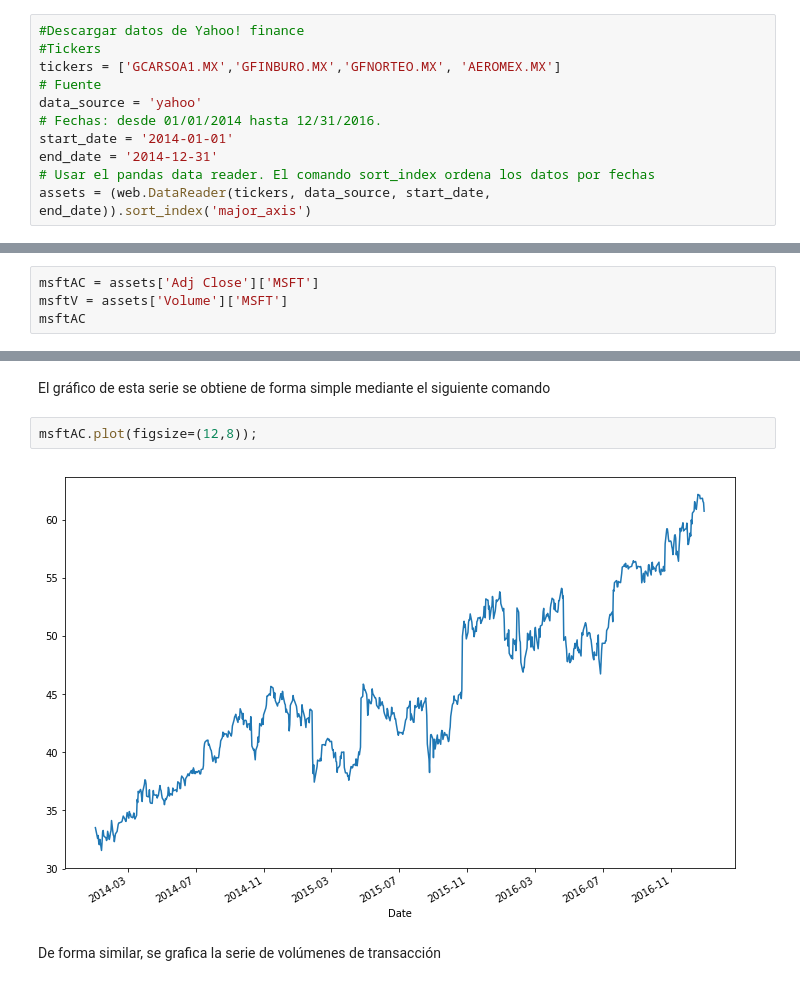
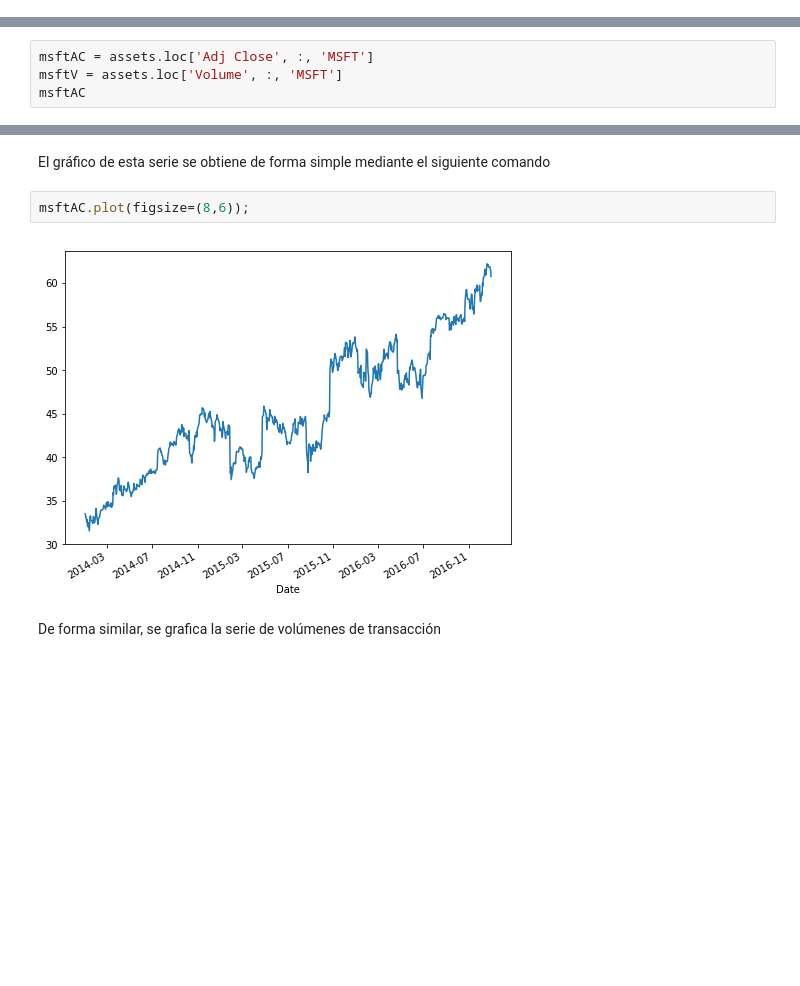
Before and after one commit to esjimenezro/SimRC2018-1, a Jupyter notebook: Modulo1/Clase5_DescargaHistoricos.ipynb, the cells around one changed output, grey strips where cells are left out. Drawn from its saved outputs; the diff is of its cells as text; blank space fills up the shorter version.

```diff
--- a/Modulo1/Clase5_DescargaHistoricos.ipynb
+++ b/Modulo1/Clase5_DescargaHistoricos.ipynb
@@ -188,14 +201,3 @@ en el año 2014.
 1. ¿Qué compañía reportó precios de cierre más altos en *2014-07-14*?
 2. Obtener los precios de cierre de cada compañía en todo el año.
 3. Comparar, para cada compañía, los precios de cierre entre *2014-01-02* y *2014-12-31*.
-# %%
-#Descargar datos de Yahoo! finance
-#Tickers
-tickers = ['GCARSOA1.MX','GFINBURO.MX','GFNORTEO.MX', 'AEROMEX.MX']
-# Fuente
-data_source = 'yahoo'
-# Fechas: desde 01/01/2014 hasta 12/31/2016.
-start_date = '2014-01-01'
-end_date = '2014-12-31'
-# Usar el pandas data reader. El comando sort_index ordena los datos por fechas
-assets = (web.DataReader(tickers, data_source, start_date, end_date)).sort_index('major_axis')
@@ -256,6 +278,6 @@ En primer lugar, se toma como ejemplo la serie de precios de cierre de Microsoft
 # %%
-msftAC = assets['Adj Close']['MSFT']
-msftV = assets['Volume']['MSFT']
+msftAC = assets.loc['Adj Close', :, 'MSFT']
+msftV = assets.loc['Volume', :, 'MSFT']
 msftAC
 # %% [output]
 Date
@@ -274,9 +296,9 @@ Name: MSFT, Length: 756, dtype: float64
 # %% [markdown]
 El gráfico de esta serie se obtiene de forma simple mediante el siguiente comando
 # %%
-msftAC.plot(figsize=(12,8));
+msftAC.plot(figsize=(8,6));
 # %% [output]
-[figure, old version]
+[figure, new version]
 # %% [markdown]
 De forma similar, se grafica la serie de volúmenes de transacción
 # %%
```
Also changed, not shown: parts of 63 cells of this notebook.
